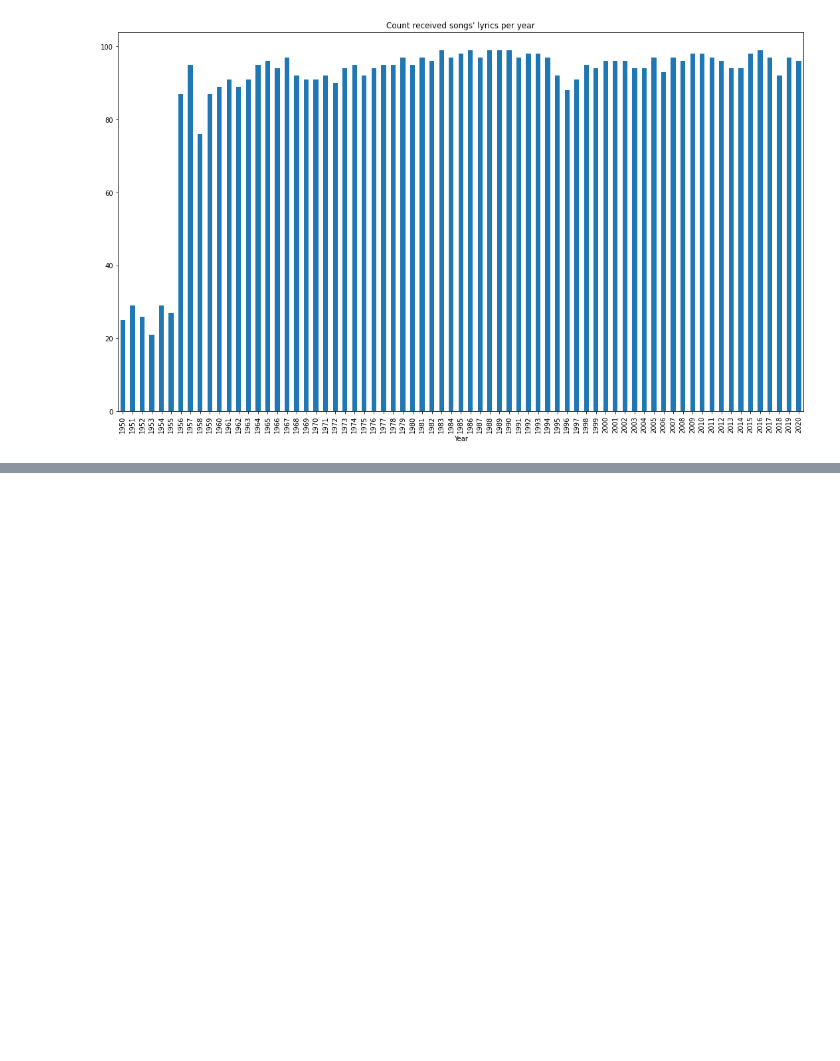
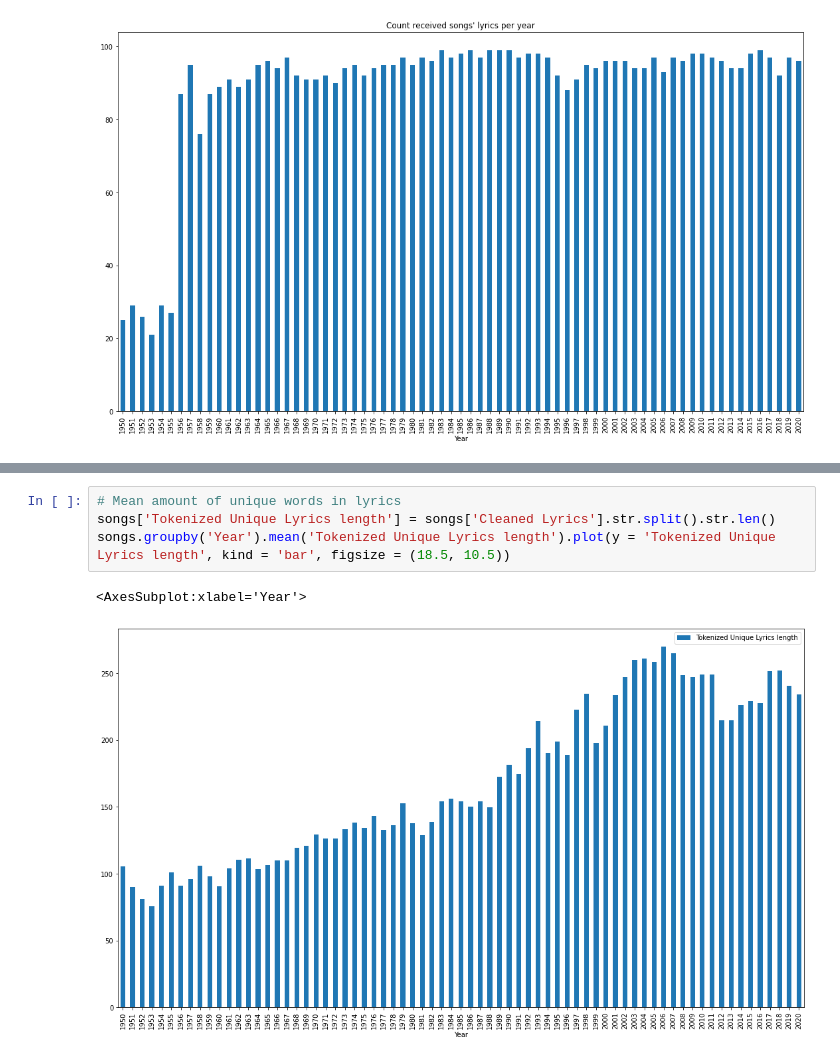
Before and after one commit to alsarna/lyrics_nlp, a Jupyter notebook: lyrics_analysis.ipynb, the cells around one changed output, grey strips where cells are left out. Cells and saved outputs as stored; diff of their text form; blank space fills up the shorter version.

```diff
--- a/lyrics_analysis.ipynb
+++ b/lyrics_analysis.ipynb
@@ -40,3 +41,10 @@ songs.groupby('Year').mean('Tokenized Lyrics length').plot(y = 'Tokenized Lyrics
+# %%
+# Mean amount of unique words in lyrics
+songs['Tokenized Unique Lyrics length'] = songs['Cleaned Lyrics'].str.split().str.len()
+songs.groupby('Year').mean('Tokenized Unique Lyrics length').plot(y = 'Tokenized Unique Lyrics length', kind = 'bar', figsize = (18.5, 10.5))
+# %% [output]
+<AxesSubplot:xlabel='Year'>
+[figure, added]
 # %%
 # Word cloud
 set_lyrics = [set(i) for i in songs['Tokenized Lyrics']]
```
Also changed, not shown: parts of 5 cells of this notebook.
